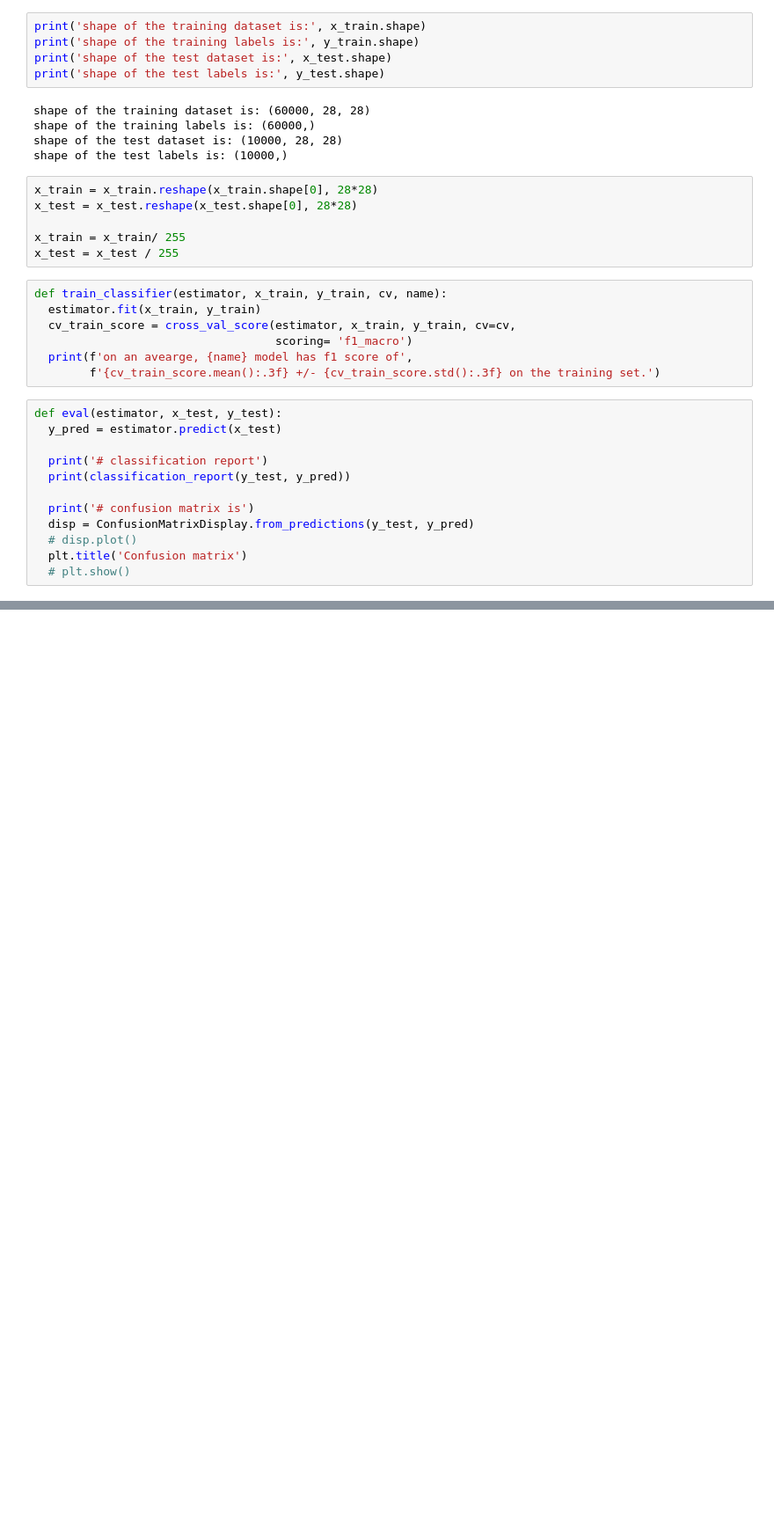
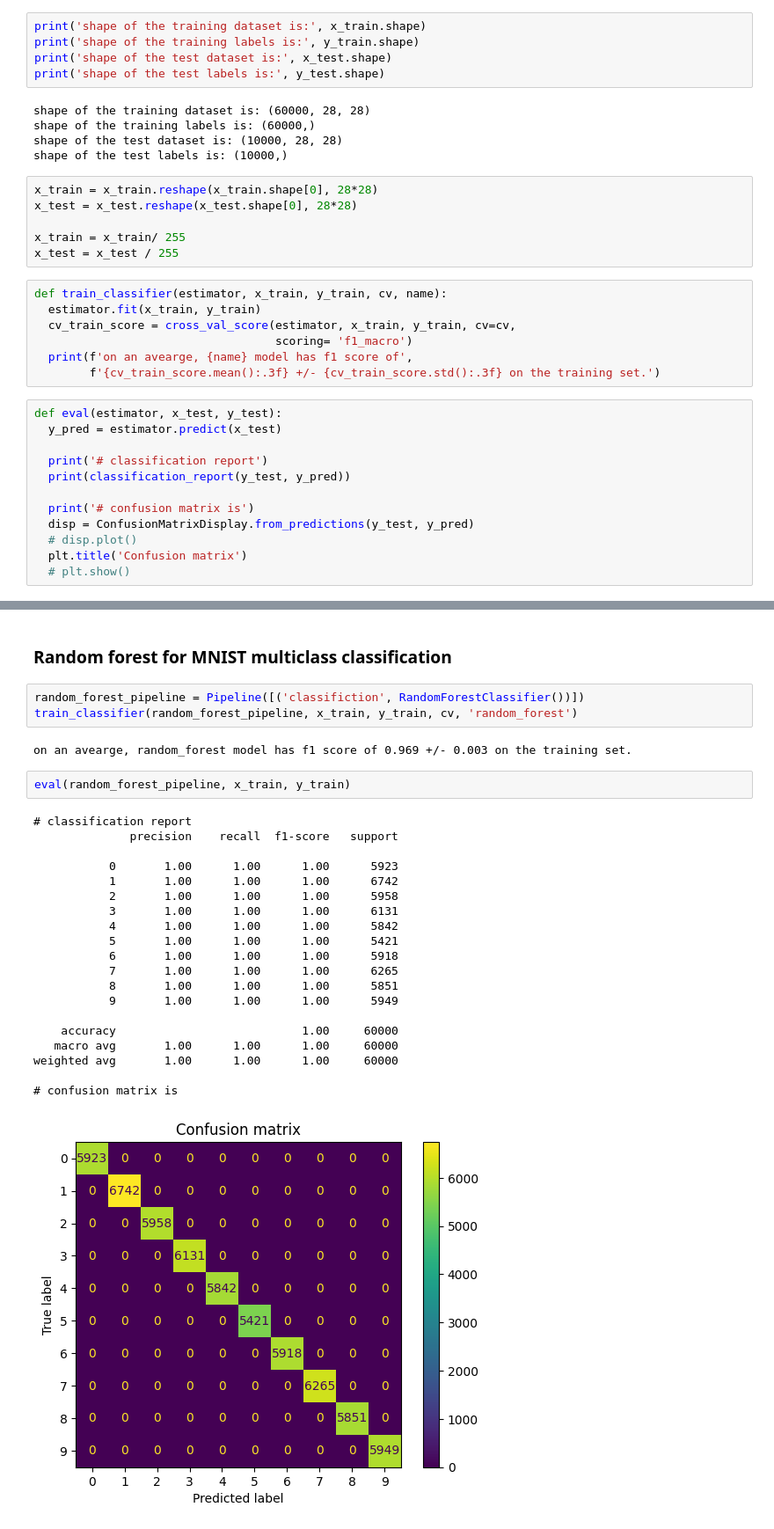
Before and after one commit to aniketkalra11/basic_kaggle_practice, a Jupyter notebook: MLP_practice_book/week8/bagging_and_random_forest_class_on_MNIST.ipynb, the cells around one changed output, grey strips where cells are left out. Shown at 88% size. Cells and saved outputs as stored; diff of their text form; blank space fills up the shorter version.

```diff
--- a/MLP_practice_book/week8/bagging_and_random_forest_class_on_MNIST.ipynb
+++ b/MLP_practice_book/week8/bagging_and_random_forest_class_on_MNIST.ipynb
@@ -126,0 +124,30 @@ weighted avg       0.94      0.94      0.94     10000
+# %% [markdown]
+### Random forest for MNIST multiclass classification
+# %%
+random_forest_pipeline = Pipeline([('classifiction', RandomForestClassifier())])
+train_classifier(random_forest_pipeline, x_train, y_train, cv, 'random_forest')
+# %% [output]
+on an avearge, random_forest model has f1 score of 0.969 +/- 0.003 on the training set.
+# %%
+eval(random_forest_pipeline, x_train, y_train)
+# %% [output]
+# classification report
+              precision    recall  f1-score   support
+
+           0       1.00      1.00      1.00      5923
+           1       1.00      1.00      1.00      6742
+           2       1.00      1.00      1.00      5958
+           3       1.00      1.00      1.00      6131
+           4       1.00      1.00      1.00      5842
+           5       1.00      1.00      1.00      5421
+           6       1.00      1.00      1.00      5918
+           7       1.00      1.00      1.00      6265
+           8       1.00      1.00      1.00      5851
+           9       1.00      1.00      1.00      5949
+
+    accuracy                           1.00     60000
+   macro avg       1.00      1.00      1.00     60000
+weighted avg       1.00      1.00      1.00     60000
+
+# confusion matrix is
+[figure, added]
```
Also changed, not shown: parts of 7 cells of this notebook, 13 other files.
